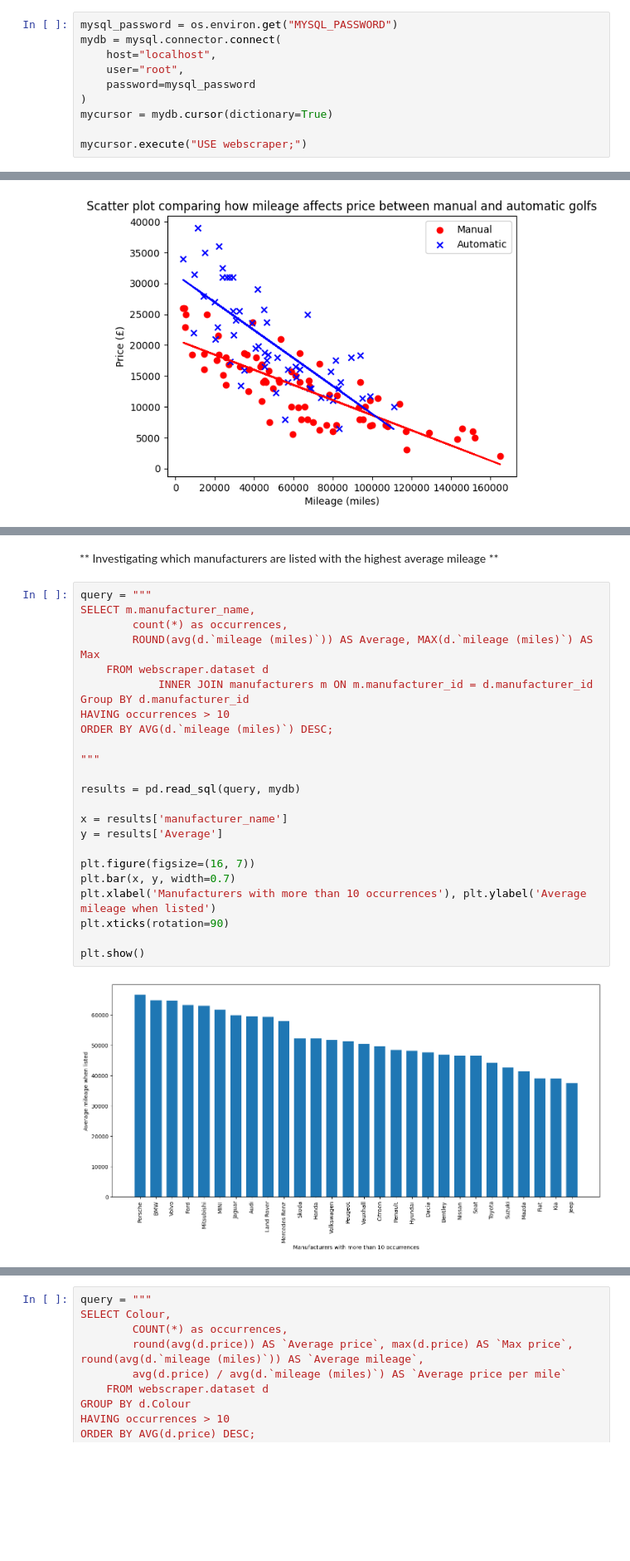
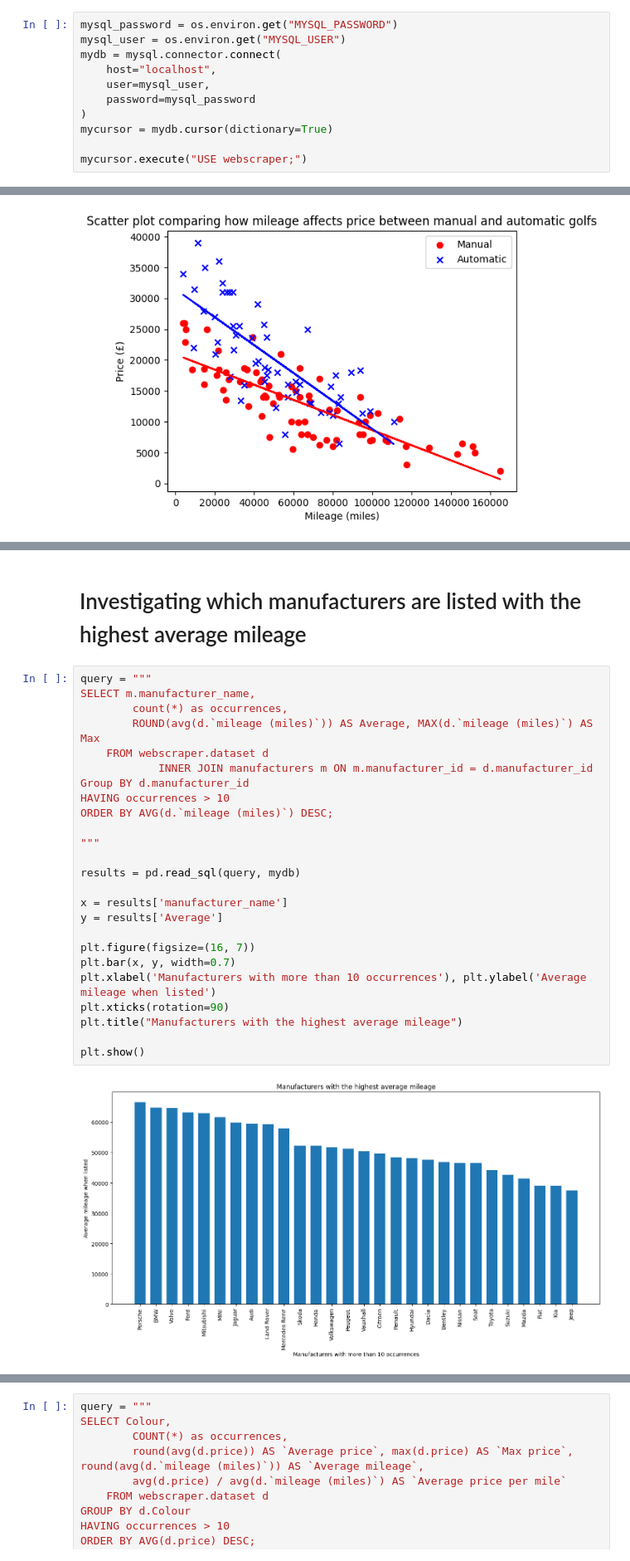
Before and after one commit to jdsandison/practice-web-scraper, a Jupyter notebook: analysis.ipynb, the cells around one changed output, grey strips where cells are left out. Shown at 83% size. Cells and saved outputs as stored; diff of their text form; blank space fills up the shorter version.

Commit message:
added titles and edited markdown text

```diff
--- a/analysis.ipynb
+++ b/analysis.ipynb
@@ -12,9 +12,10 @@ import mysql.connector
 warnings.filterwarnings('ignore')
 # %%
 mysql_password = os.environ.get("MYSQL_PASSWORD")
+mysql_user = os.environ.get("MYSQL_USER")
 mydb = mysql.connector.connect(
     host="localhost",
-    user="root",
+    user=mysql_user,
     password=mysql_password
 )
 mycursor = mydb.cursor(dictionary=True)
@@ -322,29 +324,30 @@ plt.show()
 # %% [markdown]
-** Investigating which manufacturers are listed with the highest average mileage **
+# Investigating which manufacturers are listed with the highest average mileage
 # %%
 query = """
 SELECT m.manufacturer_name,
 		count(*) as occurrences,
         ROUND(avg(d.`mileage (miles)`)) AS Average, MAX(d.`mileage (miles)`) AS Max
 	FROM webscraper.dataset d
 			INNER JOIN manufacturers m ON m.manufacturer_id = d.manufacturer_id
 Group BY d.manufacturer_id
 HAVING occurrences > 10
 ORDER BY AVG(d.`mileage (miles)`) DESC;
 
 """
 
 results = pd.read_sql(query, mydb)
 
 x = results['manufacturer_name']
 y = results['Average']
 
 plt.figure(figsize=(16, 7))
 plt.bar(x, y, width=0.7)
 plt.xlabel('Manufacturers with more than 10 occurrences'), plt.ylabel('Average mileage when listed')
 plt.xticks(rotation=90)
+plt.title("Manufacturers with the highest average mileage")
 
 plt.show()
 # %% [output]
-[figure, old version]
+[figure, new version]
 # %% [markdown]
```
Also changed, not shown: parts of 11 cells of this notebook.
